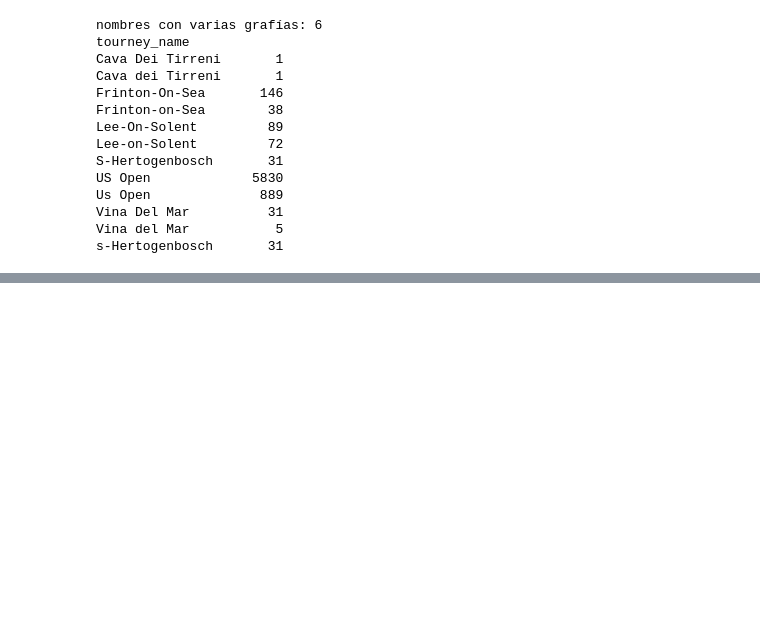
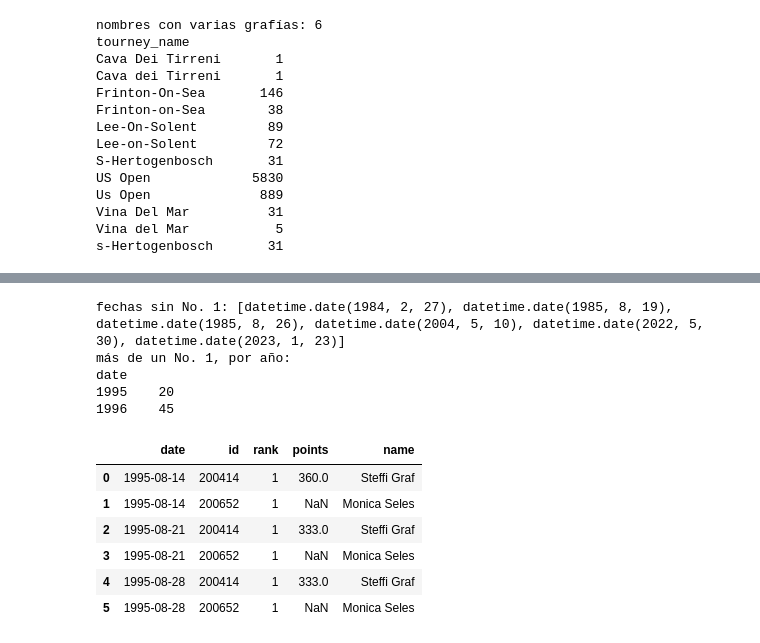
Before and after one commit to xavipena-data/atp-tennis-dashboard, a Jupyter notebook: notebooks/02_wta_profiling.ipynb, the cells around one changed output, grey strips where cells are left out. Cells and saved outputs as stored; diff of their text form; code cells hidden in the pictures; blank space fills up the shorter version.

Commit message:
wta cleaning finished

```diff
--- a/notebooks/02_wta_profiling.ipynb
+++ b/notebooks/02_wta_profiling.ipynb
@@ -489,0 +517,29 @@ s-Hertogenbosch       31
+# %%
+clean = pd.read_csv("../data/interim/wta_rankings_clean.csv",
+                    parse_dates=["date"], dtype={"id": str})
+names = pd.read_csv("../data/interim/wta_players_clean.csv",
+                    usecols=["id", "name"], dtype=str)
+
+ones = clean[clean["rank"] == 1].groupby("date").size()
+multi = ones[ones > 1].index
+all_dates = clean["date"].drop_duplicates()
+none = all_dates[~all_dates.isin(ones.index)]
+
+print("fechas sin No. 1:", none.dt.date.tolist())
+print("más de un No. 1, por año:")
+print(multi.year.value_counts().sort_index().to_string())
+display(clean[clean["date"].isin(multi[:3]) & (clean["rank"] == 1)]
+        .merge(names, on="id", how="left"))
+# %% [output]
+fechas sin No. 1: [datetime.date(1984, 2, 27), datetime.date(1985, 8, 19), datetime.date(1985, 8, 26), datetime.date(2004, 5, 10), datetime.date(2022, 5, 30), datetime.date(2023, 1, 23)]
+más de un No. 1, por año:
+date
+1995    20
+1996    45
+|  | date | id | rank | points | name |
+| 0 | 1995-08-14 | 200414 | 1 | 360.0 | Steffi Graf |
+| 1 | 1995-08-14 | 200652 | 1 | NaN | Monica Seles |
+| 2 | 1995-08-21 | 200414 | 1 | 333.0 | Steffi Graf |
+| 3 | 1995-08-21 | 200652 | 1 | NaN | Monica Seles |
+| 4 | 1995-08-28 | 200414 | 1 | 333.0 | Steffi Graf |
+| 5 | 1995-08-28 | 200652 | 1 | NaN | Monica Seles |
```
Also changed, not shown: parts of 2 cells of this notebook, 2 other files.
